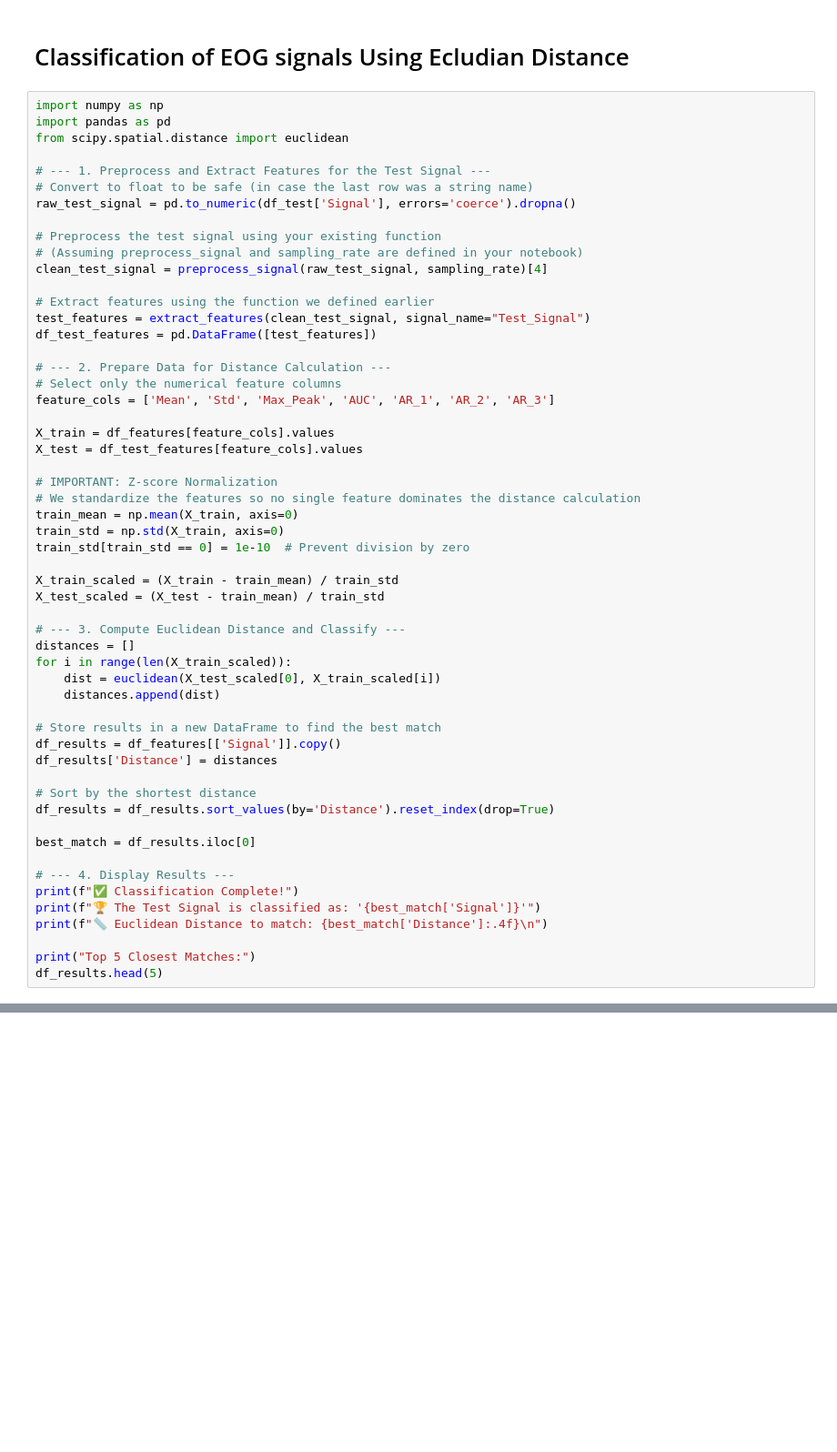
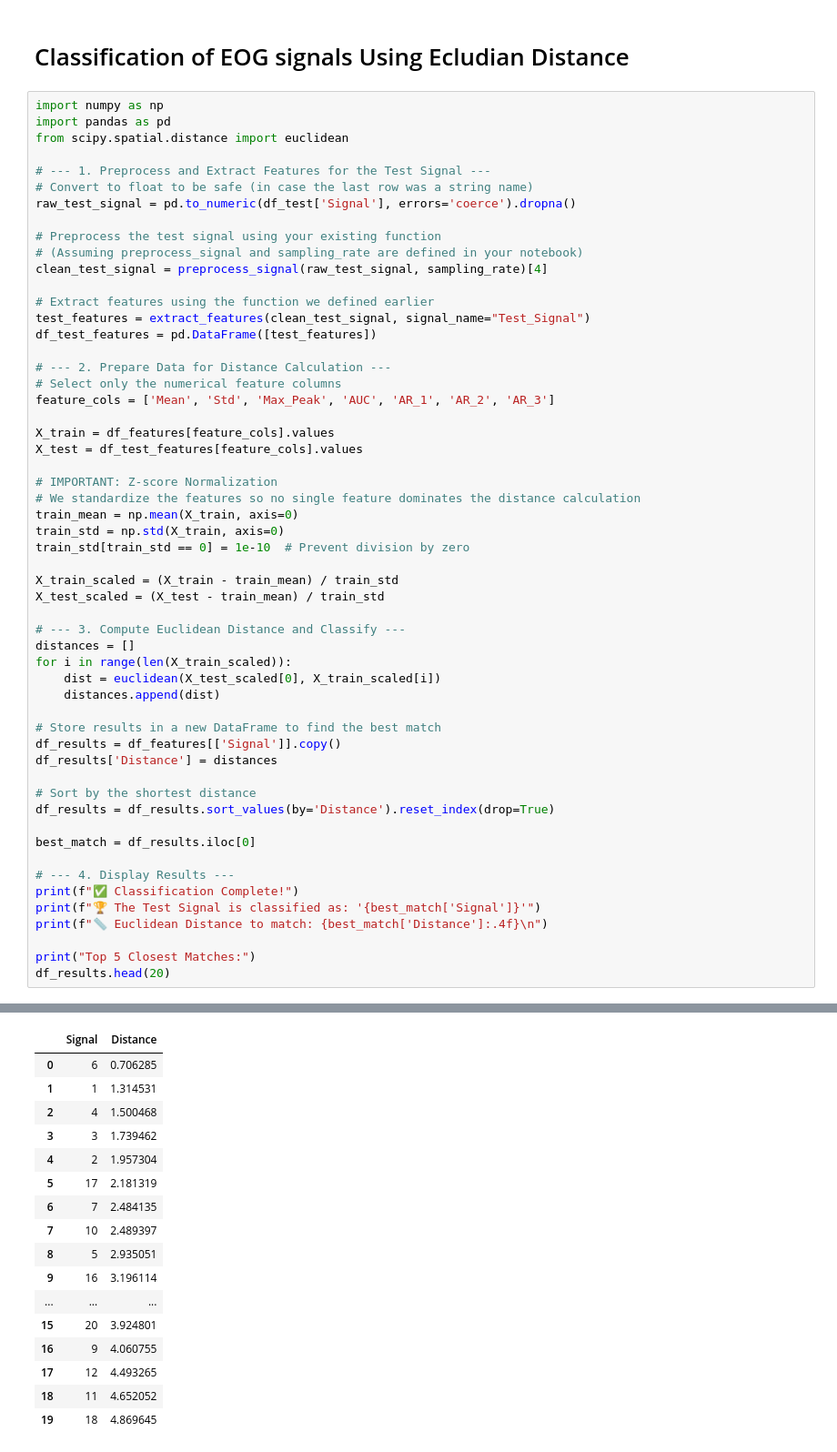
Before and after one commit to Kero-83/hci-tasks, a Jupyter notebook: Task 1_EOG Task/Task_1.ipynb, the cells around one changed output, grey strips where cells are left out. Shown at 91% size. Drawn from its saved outputs; the diff is of its cells as text; blank space fills up the shorter version.

```diff
--- a/Task 1_EOG Task/Task_1.ipynb
+++ b/Task 1_EOG Task/Task_1.ipynb
@@ -285,4 +407,5 @@ print(f"🏆 The Test Signal is classified as: '{best_match['Signal']}'")
 print(f"📏 Euclidean Distance to match: {best_match['Distance']:.4f}\n")
 
 print("Top 5 Closest Matches:")
-df_results.head(5)
+df_results.head(20)
+# %% [output]
@@ -288,0 +417,17 @@ df_results.head(5)
+|  | Signal | Distance |
+| 0 | 6 | 0.706285 |
+| 1 | 1 | 1.314531 |
+| 2 | 4 | 1.500468 |
+| 3 | 3 | 1.739462 |
+| 4 | 2 | 1.957304 |
+| 5 | 17 | 2.181319 |
+| 6 | 7 | 2.484135 |
+| 7 | 10 | 2.489397 |
+| 8 | 5 | 2.935051 |
+| 9 | 16 | 3.196114 |
+| ... | ... | ... |
+| 15 | 20 | 3.924801 |
+| 16 | 9 | 4.060755 |
+| 17 | 12 | 4.493265 |
+| 18 | 11 | 4.652052 |
+| 19 | 18 | 4.869645 |
```
Also changed, not shown: parts of 5 cells of this notebook, 2 other files.
